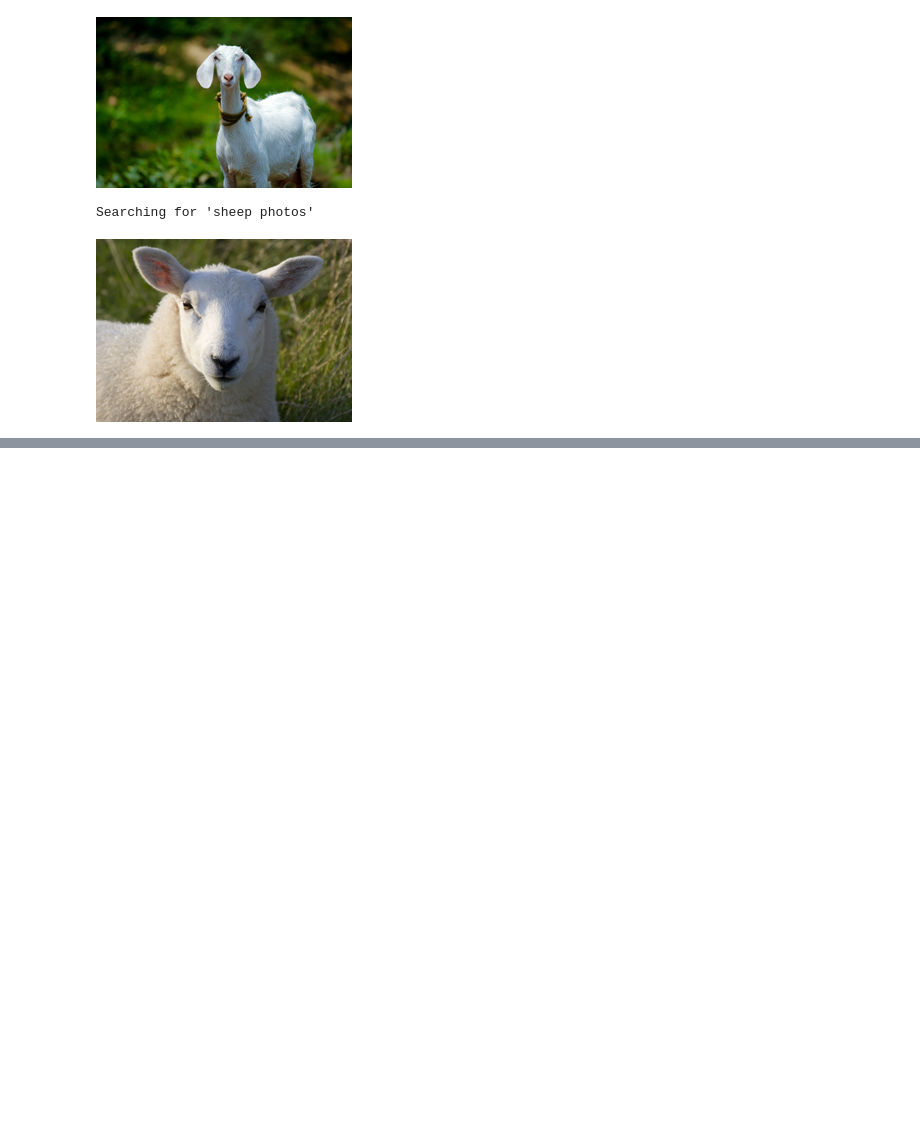
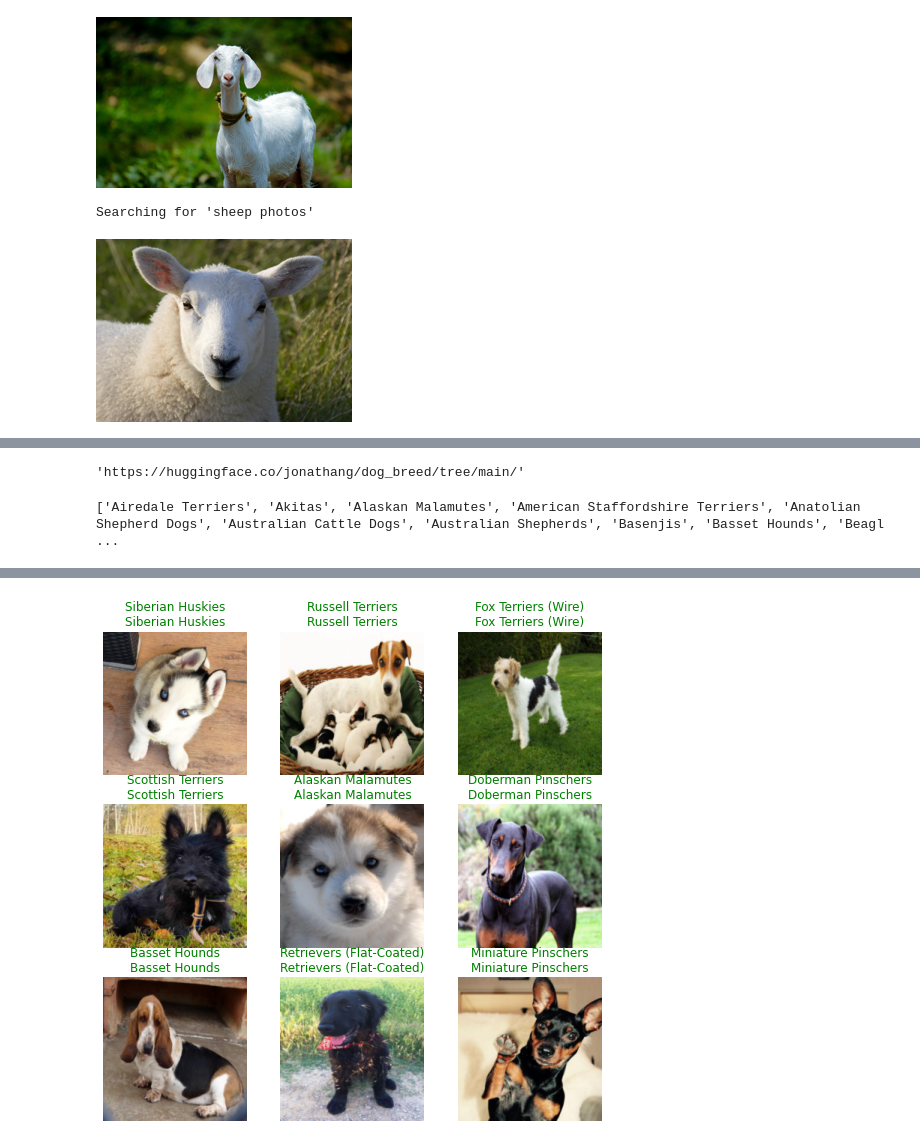
Before and after one commit to JonathanGrant/jonathangrant.github.io, a Jupyter notebook: fastai/img_class_dog-breeds.ipynb, the cells around one changed output, grey strips where cells are left out. Drawn from its saved outputs; the diff is of its cells as text; code cells hidden in the pictures; blank space fills up the shorter version.

```diff
--- a/fastai/img_class_dog-breeds.ipynb
+++ b/fastai/img_class_dog-breeds.ipynb
@@ -336,0 +337,12 @@ push_to_hub_fastai(learner=learn, repo_id='jonathang/dog_breed')
+# %%
+from huggingface_hub import push_to_hub_fastai
+push_to_hub_fastai(learner=learn, repo_id='jonathang/dog_breed')
+# %% [output]
+'https://huggingface.co/jonathang/dog_breed/tree/main/'
+# %%
+learn.dls.vocab
+# %% [output]
+['Airedale Terriers', 'Akitas', 'Alaskan Malamutes', 'American Staffordshire Terriers', 'Anatolian Shepherd Dogs', 'Australian Cattle Dogs', 'Australian Shepherds', 'Basenjis', 'Basset Hounds', 'Beagl ...
+# %%
+learn.show_results()
+# %% [output]
@@ -336,0 +350 @@ push_to_hub_fastai(learner=learn, repo_id='jonathang/dog_breed')
+[figure, added]
```
Also changed, not shown: parts of 28 cells of this notebook.
